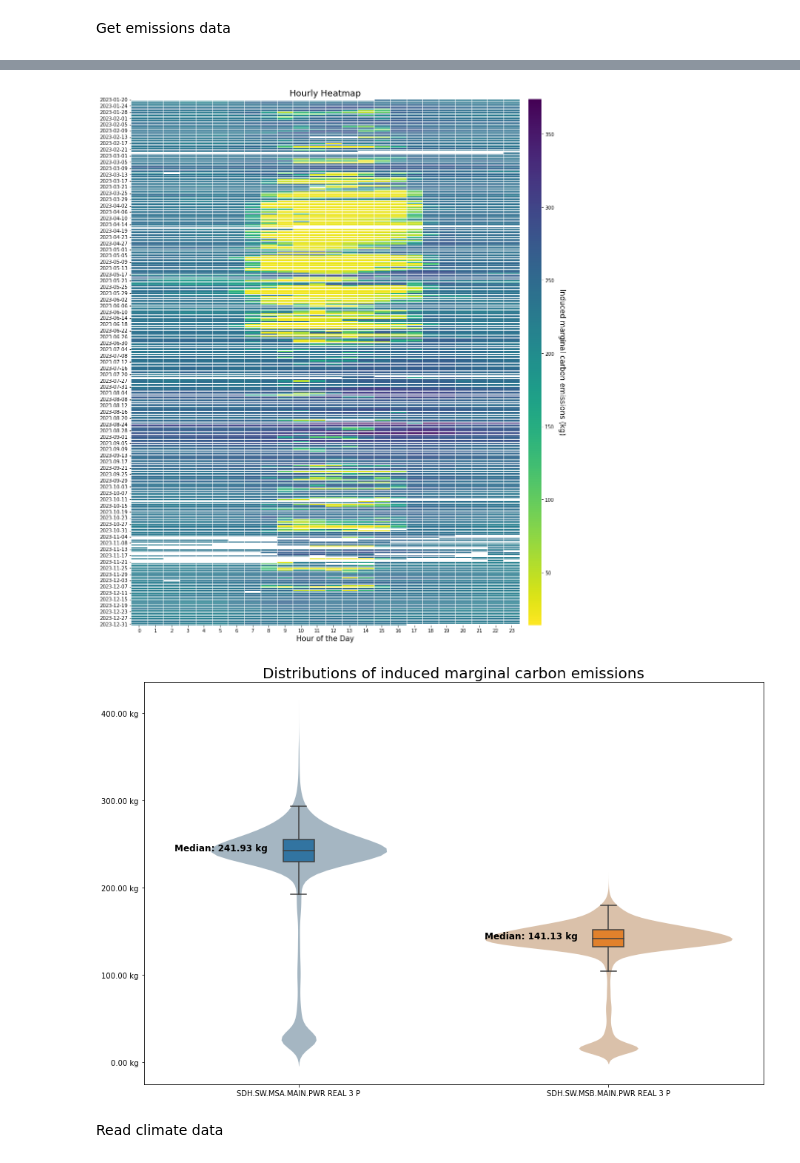
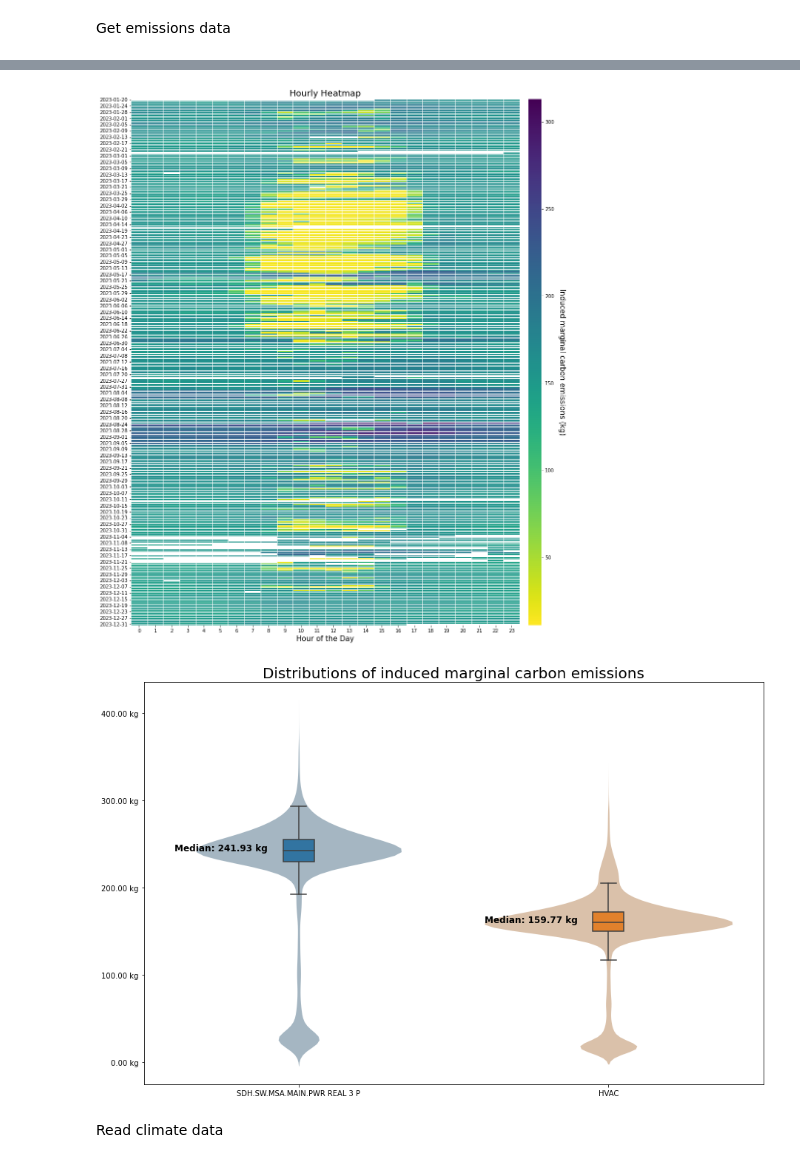
Before and after one commit to ZAY630/ls_sdh, a Jupyter notebook: analysis.ipynb, the cells around one changed output, grey strips where cells are left out. Cells and saved outputs as stored; diff of their text form; code cells hidden in the pictures.

```diff
--- a/analysis.ipynb
+++ b/analysis.ipynb
@@ -71,0 +72,3 @@ See the caveats in the documentation: https://pandas.pydata.org/pandas-docs/stab
+# %%
+df_power['HVAC'] = df_power['SDH.SW.MSA.MAIN.PWR REAL 3 P'] - df_power['SDH.SW.MSA.MS41A.PWR REAL 3 P'] + df_power['SDH.SW.MSB.MS41B.PWR REAL 3 P']
+columns = ['HVAC']
@@ -108,11 +118,11 @@ utils_plot.make_plot(df_emissions, columns, date, ' kg', 'Calculation of margina
 # %%
 utils_plot.plot_hourly_heatmap(df_emissions, columns, 'Induced marginal carbon emissions (kg)', figsize=(18, 20))
 # %% [output]
-[figure, old version]
+[figure, new version]
 # %%
-utils_plot.create_violin_plot(df_emissions, ['SDH.SW.MSA.MAIN.PWR REAL 3 P', 'SDH.SW.MSB.MAIN.PWR REAL 3 P'], ' kg', 'Distributions of induced marginal carbon emissions', figsize=(15, 10))
+utils_plot.create_violin_plot(df_emissions, ['SDH.SW.MSA.MAIN.PWR REAL 3 P', 'HVAC'], ' kg', 'Distributions of induced marginal carbon emissions', figsize=(15, 10))
 # %% [output]
-[figure, old version]
+[figure, new version]
 # %% [markdown]
 Read climate data
 # %%
```
Also changed, not shown: parts of 21 cells of this notebook, 24 other files.
